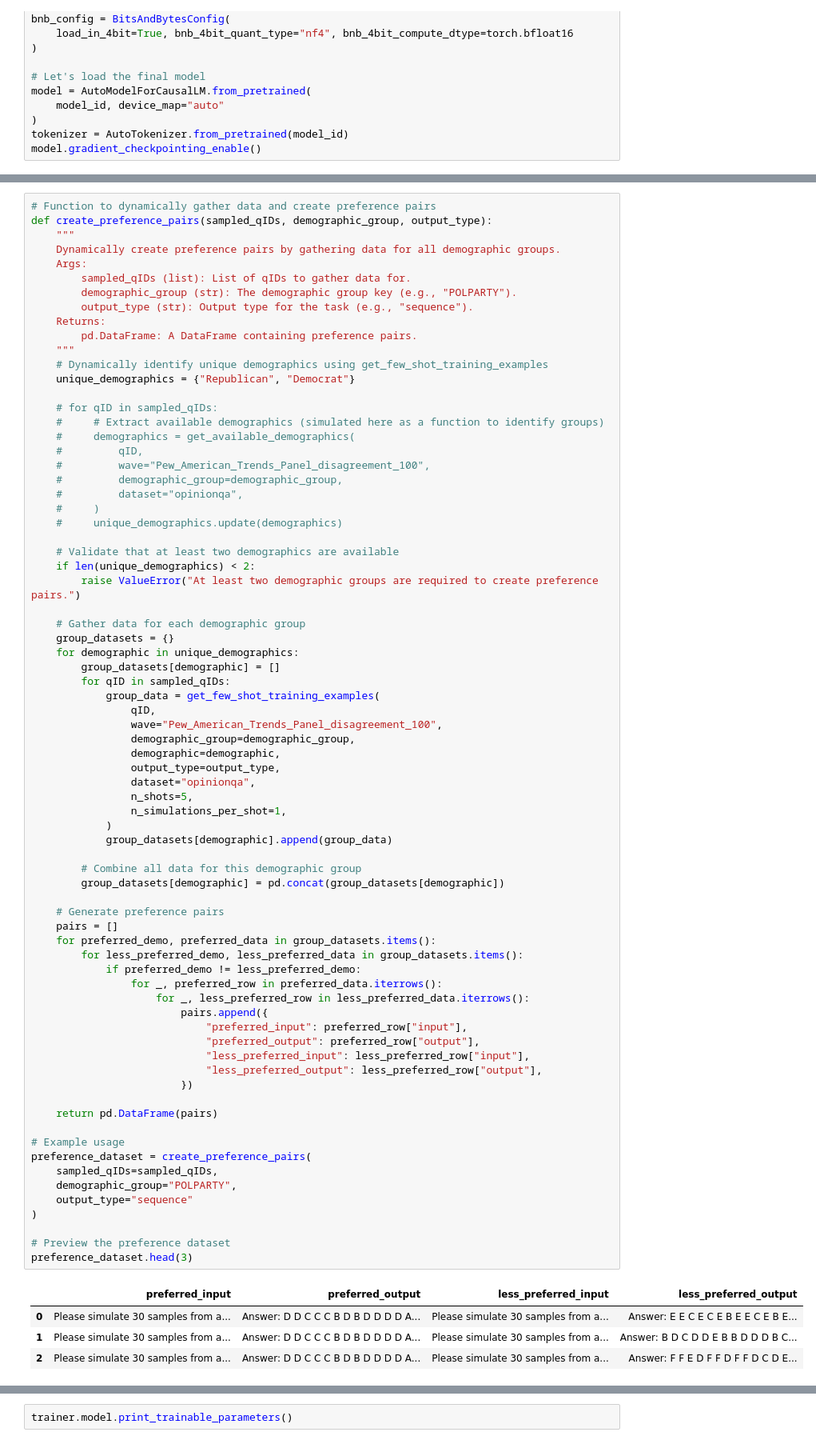
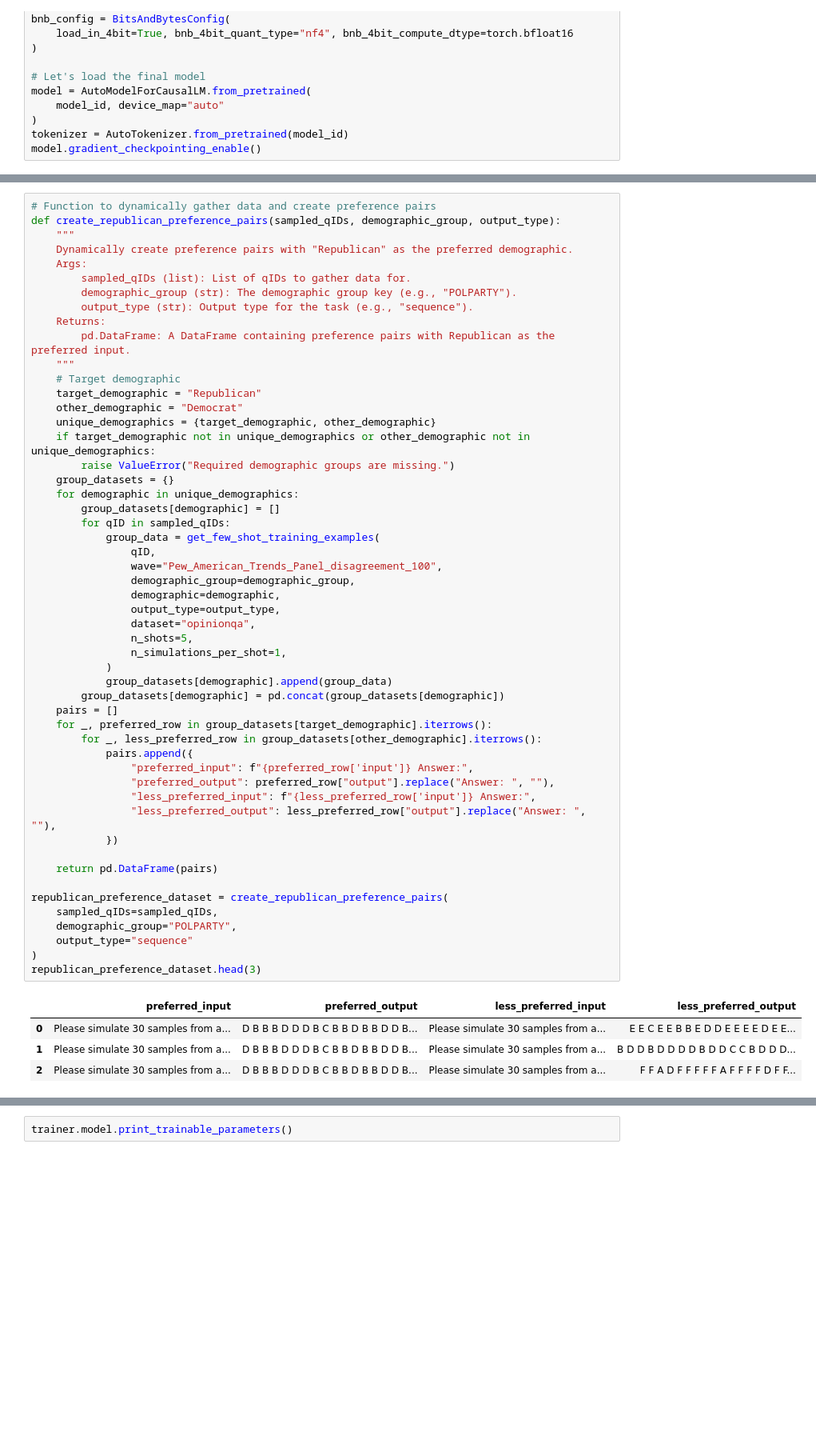
Before and after one commit to gargarushee/Benchmarking-Distributional-Alignment-of-Small-Language-Models, a Jupyter notebook: gemma-lora-dpo.ipynb, the cells around one changed output, grey strips where cells are left out. Shown: that part at 80% size. Drawn from its saved outputs; the diff is of its cells as text; blank space fills up the shorter version.

```diff
--- a/gemma-lora-dpo.ipynb
+++ b/gemma-lora-dpo.ipynb
@@ -84,83 +84,61 @@ training_dataset.head(3)
 | 2 | <start_of_turn>user\nPlease simul... | Answer: F A E C C C C C F A F E D... | SOCIETY_SSM_W92 | SOCIETY_RHIST_W92 | POLPARTY | Republican | sequence | Pew_American_Trends_Panel_disagre... |
 # %%
 # Function to dynamically gather data and create preference pairs
-def create_preference_pairs(sampled_qIDs, demographic_group, output_type):
+def create_republican_preference_pairs(sampled_qIDs, demographic_group, output_type):
     """
-    Dynamically create preference pairs by gathering data for all demographic groups.
+    Dynamically create preference pairs with "Republican" as the preferred demographic.
     Args:
         sampled_qIDs (list): List of qIDs to gather data for.
         demographic_group (str): The demographic group key (e.g., "POLPARTY").
         output_type (str): Output type for the task (e.g., "sequence").
     Returns:
-        pd.DataFrame: A DataFrame containing preference pairs.
+        pd.DataFrame: A DataFrame containing preference pairs with Republican as the preferred input.
     """
-    # Dynamically identify unique demographics using get_few_shot_training_examples
-    unique_demographics = {"Republican", "Democrat"}
-
-    # for qID in sampled_qIDs:
-    #     # Extract available demographics (simulated here as a function to identify groups)
-    #     demographics = get_available_demographics(
-    #         qID,
-    #         wave="Pew_American_Trends_Panel_disagreement_100",
-    #         demographic_group=demographic_group,
-    #         dataset="opinionqa",
-    #     )
-    #     unique_demographics.update(demographics)
-
-    # Validate that at least two demographics are available
-    if len(unique_demographics) < 2:
-        raise ValueError("At least two demographic groups are required to create preference pairs.")
-
-    # Gather data for each demographic group
+    # Target demographic
+    target_demographic = "Republican"
+    other_demographic = "Democrat"
+    unique_demographics = {target_demographic, other_demographic}
+    if target_demographic not in unique_demographics or other_demographic not in unique_demographics:
+        raise ValueError("Required demographic groups are missing.")
     group_datasets = {}
     for demographic in unique_demographics:
         group_datasets[demographic] = []
         for qID in sampled_qIDs:
             group_data = get_few_shot_training_examples(
                 qID,
                 wave="Pew_American_Trends_Panel_disagreement_100",
                 demographic_group=demographic_group,
                 demographic=demographic,
                 output_type=output_type,
                 dataset="opinionqa",
                 n_shots=5,
                 n_simulations_per_shot=1,
             )
             group_datasets[demographic].append(group_data)
-
-        # Combine all data for this demographic group
         group_datasets[demographic] = pd.concat(group_datasets[demographic])
-
-    # Generate preference pairs
     pairs = []
-    for preferred_demo, preferred_data in group_datasets.items():
-        for less_preferred_demo, less_preferred_data in group_datasets.items():
-            if preferred_demo != less_preferred_demo:
-                for _, preferred_row in preferred_data.iterrows():
-                    for _, less_preferred_row in less_preferred_data.iterrows():
-                        pairs.append({
-                            "preferred_input": preferred_row["input"],
-                            "preferred_output": preferred_row["output"],
-                            "less_preferred_input": less_preferred_row["input"],
-                            "less_preferred_output": less_preferred_row["output"],
-                        })
+    for _, preferred_row in group_datasets[target_demographic].iterrows():
+        for _, less_preferred_row in group_datasets[other_demographic].iterrows():
+            pairs.append({
+                "preferred_input": f"{preferred_row['input']} Answer:",
+                "preferred_output": preferred_row["output"].replace("Answer: ", ""),
+                "less_preferred_input": f"{less_preferred_row['input']} Answer:",
+                "less_preferred_output": less_preferred_row["output"].replace("Answer: ", ""),
+            })
 
     return pd.DataFrame(pairs)
 
-# Example usage
-preference_dataset = create_preference_pairs(
+republican_preference_dataset = create_republican_preference_pairs(
     sampled_qIDs=sampled_qIDs,
     demographic_group="POLPARTY",
     output_type="sequence"
 )
-
-# Preview the preference dataset
-preference_dataset.head(3)
+republican_preference_dataset.head(3)
 # %% [output]
 |  | preferred_input | preferred_output | less_preferred_input | less_preferred_output |
-| 0 | Please simulate 30 samples from a... | Answer: D D C C C B D B D D D D A... | Please simulate 30 samples from a... | Answer: E E C E C E B E E C E B E... |
-| 1 | Please simulate 30 samples from a... | Answer: D D C C C B D B D D D D A... | Please simulate 30 samples from a... | Answer: B D C D D E B B D D D B C... |
-| 2 | Please simulate 30 samples from a... | Answer: D D C C C B D B D D D D A... | Please simulate 30 samples from a... | Answer: F F E D F F D F F D C D E... |
+| 0 | Please simulate 30 samples from a... | D B B B D D D B C B B D B B D D B... | Please simulate 30 samples from a... | E E C E E B B E D D E E E E D E E... |
+| 1 | Please simulate 30 samples from a... | D B B B D D D B C B B D B B D D B... | Please simulate 30 samples from a... | B D D B D D D D B D D C C B D D D... |
+| 2 | Please simulate 30 samples from a... | D B B B D D D B C B B D B B D D B... | Please simulate 30 samples from a... | F F A D F F F F F A F F F F D F F... |
 # %%
 from datasets import Dataset
 def prepare_dpo_dataset(preference_dataset):
```
Also changed, not shown: parts of 10 cells of this notebook, 1 other file.
